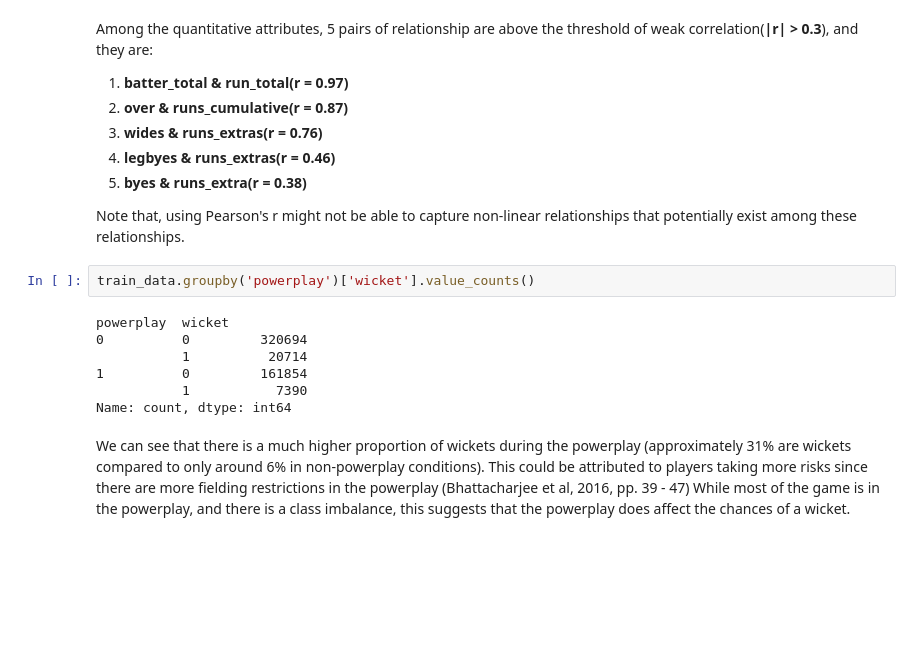
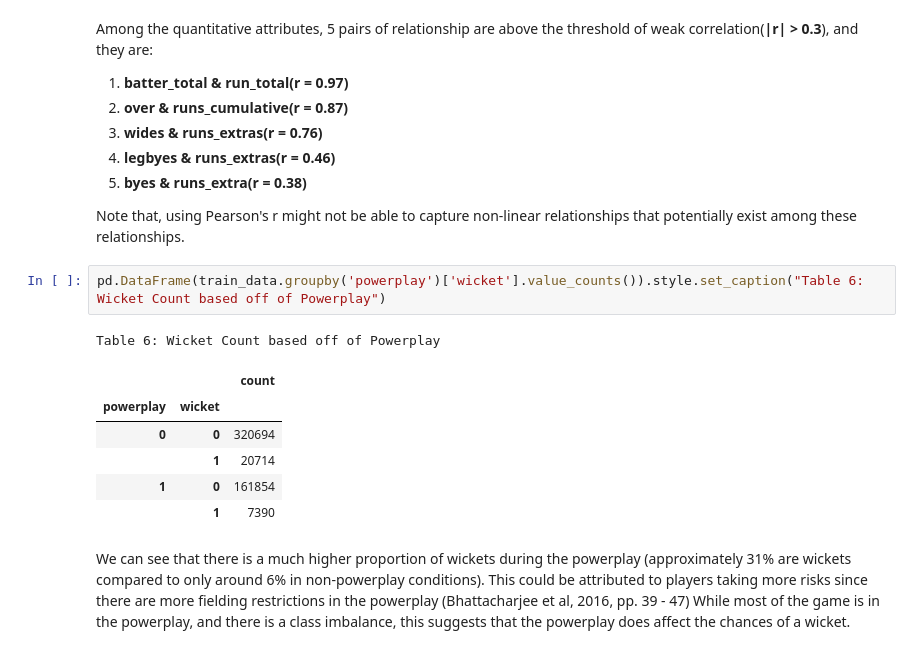
Before and after one commit to DSCI-310-2024/DSCI-310-Group-11-Cricket-Analysis, a Jupyter notebook: cricket_analysis.ipynb, the cells around one changed output. Drawn from its saved outputs; the diff is of its cells as text; blank space fills up the shorter version.

```diff
--- a/cricket_analysis.ipynb
+++ b/cricket_analysis.ipynb
@@ -276,14 +289,15 @@ Among the quantitative attributes, 5 pairs of relationship are above the thresho
 
 Note that, using Pearson's r might not be able to capture non-linear relationships that potentially exist among these relationships.
 # %%
-train_data.groupby('powerplay')['wicket'].value_counts()
+pd.DataFrame(train_data.groupby('powerplay')['wicket'].value_counts()).style.set_caption("Table 6: Wicket Count based off of Powerplay")
 # %% [output]
-powerplay  wicket
-0          0         320694
-           1          20714
-1          0         161854
-           1           7390
-Name: count, dtype: int64
+Table 6: Wicket Count based off of Powerplay
+|  |  | count |
+| powerplay | wicket |  |
+| 0 | 0 | 320694 |
+|  | 1 | 20714 |
+| 1 | 0 | 161854 |
+|  | 1 | 7390 |
 # %% [markdown]
 We can see that there is a much higher proportion of wickets during the powerplay (approximately 31% are wickets compared to only around 6% in non-powerplay conditions). This could be attributed to players taking more risks since there are more fielding restrictions in the powerplay (Bhattacharjee et al, 2016, pp. 39 - 47) While most of the game is in the powerplay, and there is a class imbalance, this suggests that the powerplay does affect the chances of a wicket.
 # %%
```
Also changed, not shown: parts of 20 cells of this notebook.
